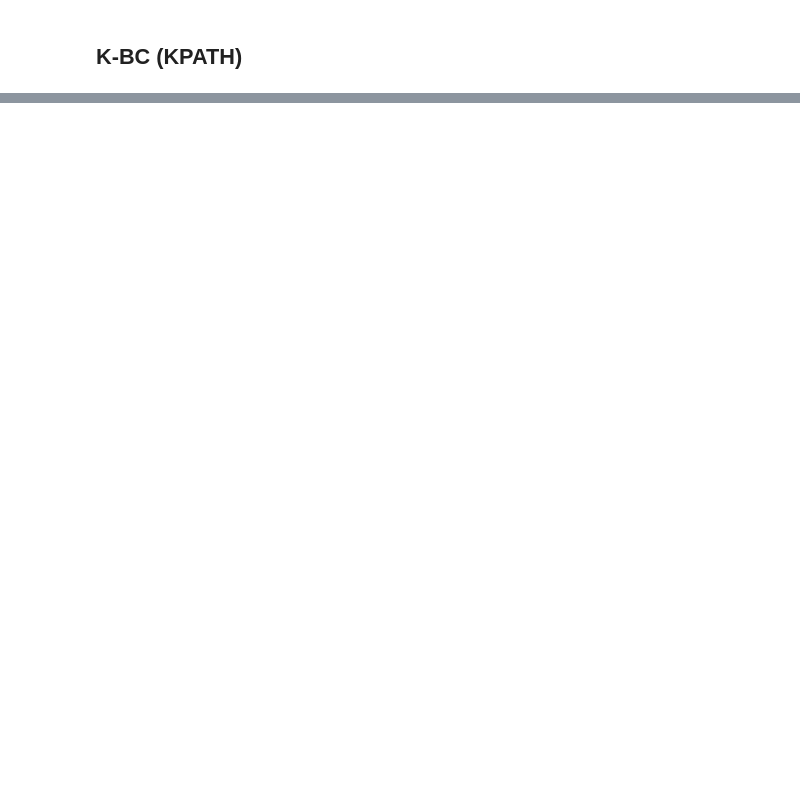
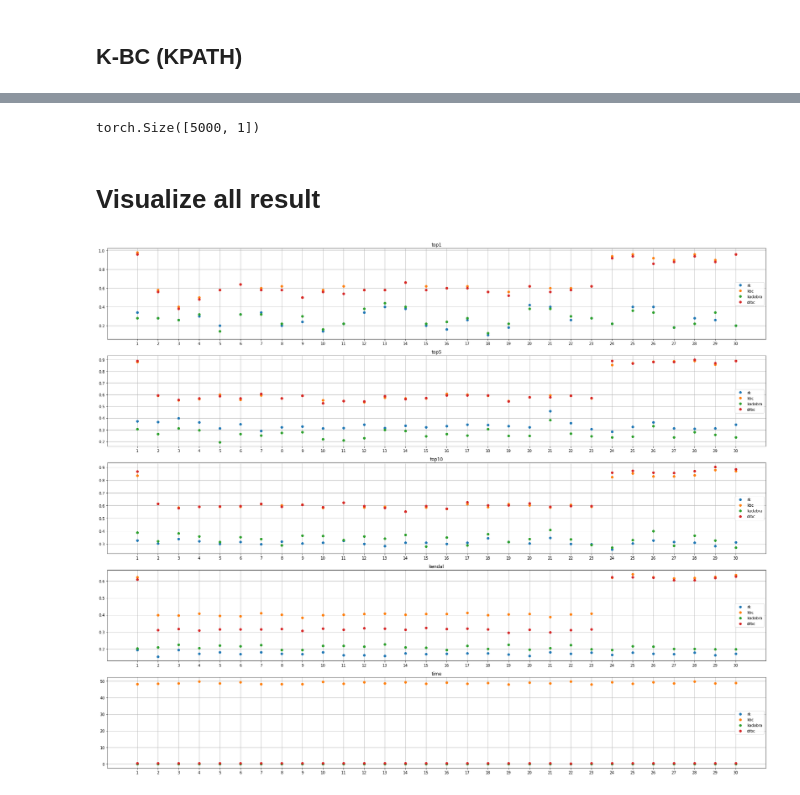
Before and after one commit to junjun1023/DrBC_pytorch, a Jupyter notebook: code.ipynb, the cells around one changed output, grey strips where cells are left out. Drawn from its saved outputs; the diff is of its cells as text; code cells hidden in the pictures; blank space fills up the shorter version.

Commit message:
Plot results

```diff
--- a/code.ipynb
+++ b/code.ipynb
@@ -503,7 +561,7 @@ def eval_model(model, data):
 
         return loss.item()
 # %%
-def from_networkx(G, between_list):
+def from_networkx(G, between_list=None):
     r"""Converts a :obj:`networkx.Graph` or :obj:`networkx.DiGraph` to a
     :class:`torch_geometric.data.Data` instance.
 
@@ -535,8 +593,10 @@ def from_networkx(G, between_list):
     data['edge_index'] = edge_index.view(2, -1)
     data['x'] = torch.from_numpy(
         np.array( [ [G.degree[i], 1, 1] for i in G.nodes()], dtype=np.float ) )
-    data['y'] = torch.from_numpy(
-        np.array( [ [b] for b in between_list ] , dtype=np.float) )
+
+    if between_list is not None:
+        data['y'] = torch.from_numpy(
+            np.array( [ [b] for b in between_list ] , dtype=np.float) )
     data = torch_geometric.data.Data.from_dict(data)
     data.num_nodes = G.number_of_nodes()
 
@@ -753,0 +824,4 @@ G = nk.readGraph("/hw1_data/Synthetic/5000/0.txt", nk.Format.EdgeListTabZero)
+# %%
+G_nx = nx.readwrite.edgelist.read_edgelist(synthetic[0], delimiter="\t")
+G_nk = nk.nxadapter.nx2nk(G_nx)
+G_pyg = from_networkx(G_nx)
@@ -773,5 +951,5 @@ error tolerance λ to 0.01 and the probability δ to 0.1
 ## KADABRA
 # %%
 # Initialize algorithm
-kadabra = nk.centrality.KadabraBetweenness(G, 0.05, 0.8)
+kadabra = nk.centrality.KadabraBetweenness(G_nk, 0.05, 0.8)
 kadabra.run()
@@ -827,0 +1253,38 @@ def KbcBetweenness(G):
+# %%
+bc_pr.size()
+# %% [output]
+torch.Size([5000, 1])
+# %% [markdown]
+# Visualize all result
+# %%
+with open(os.path.join(setting.root, "kbc.json"), "r") as kbc_f, \
+    open(os.path.join(setting.root, "kadabra.json"), "r") as kadabra_f, \
+    open(os.path.join(setting.root, "rk.json"), "r") as rk_f, \
+    open(os.path.join(setting.root, "drbc.json"), "r") as drbc_f:
+
+    kbc = json.load(kbc_f)
+    kadabra = json.load(kadabra_f)
+    rk = json.load(rk_f)
+    drbc = json.load(drbc_f)
+
+    keys = list(kbc.keys())
+
+    x = np.linspace(1, 30, 30)
+
+    fig, axs = plt.subplots(len(keys), figsize=(25, 4 * len(keys)))
+    for index, ax in enumerate(axs):
+        key = keys[index]
+        ax.plot(x, rk[key], "o")
+        ax.plot(x, kbc[key], "o")
+        ax.plot(x, kadabra[key], "o")
+        ax.plot(x, drbc[key], "o")
+        ax.legend(["rk", "kbc", "kadabra", "drbc"], loc='center right', bbox_to_anchor=(1, 0.5))
+
+        ax.set_xticks(x)
+        ax.set_title(key)
+        ax.grid()
+
+    plt.tight_layout()
+    plt.savefig(os.path.join(setting.root, "synthetic_each.png"), facecolor="white")
+# %% [output]
+[figure, added]
```
Also changed, not shown: parts of 53 cells of this notebook.
